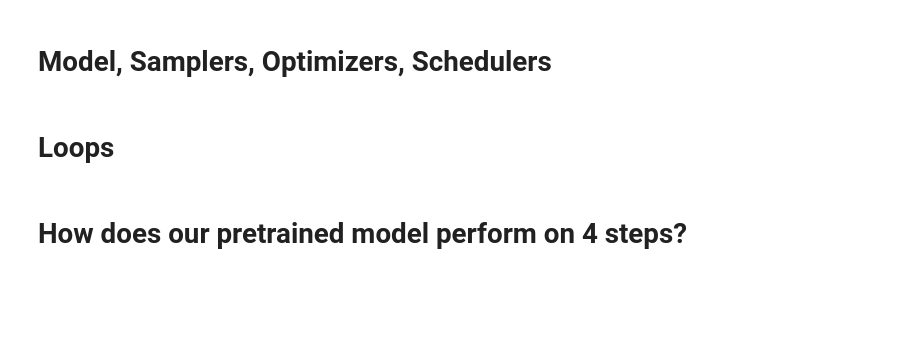
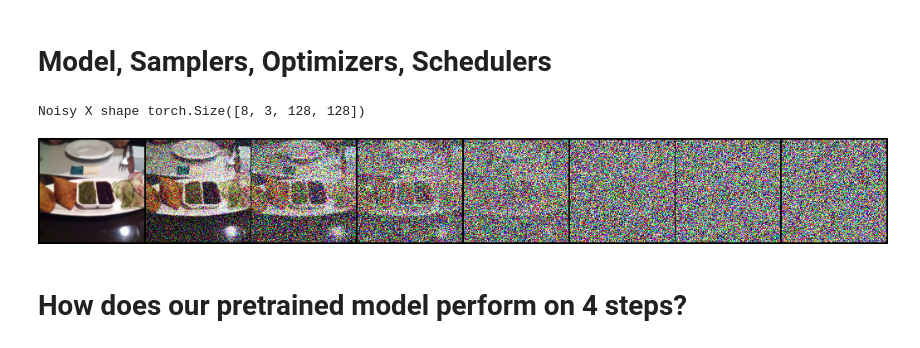
Before and after one commit to leffff/adversarial-diffusion-distillation, a Jupyter notebook: ADD.ipynb, the cells around one changed output. Drawn from its saved outputs; the diff is of its cells as text; code cells hidden in the pictures; blank space fills up the shorter version.

```diff
--- a/ADD.ipynb
+++ b/ADD.ipynb
@@ -133,5 +130,3 @@ D_scheduler = get_cosine_schedule_with_warmup(
     num_warmup_steps=config.lr_warmup_steps,
     num_training_steps=(len(train_dataloader) * config.num_epochs),
 )
-# %% [markdown]
-# Loops
@@ -316,3 +133,13 @@ def sample_images_cfg(model, noise_scheduler, device, c: int = 0, w: float = 1,
+# %%
+x = next(iter(train_dataloader))["images"][:1].repeat(8, 1, 1, 1)
+timesteps = torch.linspace(0, 999, 8).long()
+noise = torch.randn_like(x)
+noisy_x = noise_scheduler.add_noise(x, noise, timesteps)
+print("Noisy X shape", noisy_x.shape)
+show_images(noisy_x).resize((8 * 128, 128), resample=Image.NEAREST)
+# %% [output]
+Noisy X shape torch.Size([8, 3, 128, 128])
+[figure, added]
 # %% [markdown]
 # How does our pretrained model perform on 4 steps?
 # %%
```
Also changed, not shown: parts of 16 cells of this notebook, 3 other files.
